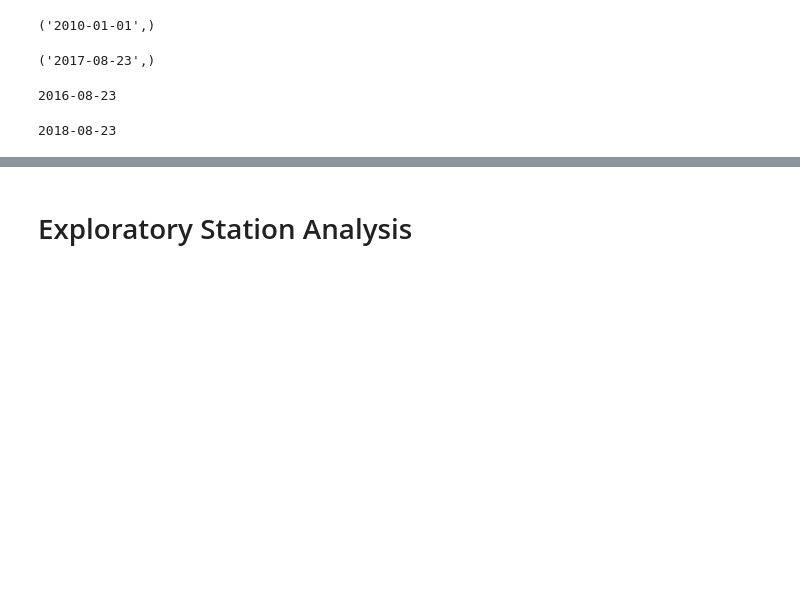
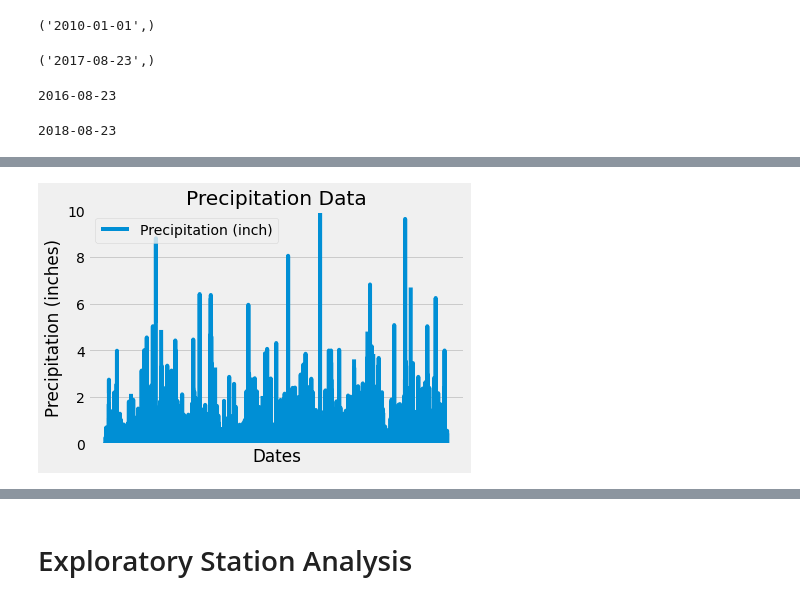
Before and after one commit to JenniferMReyna/sqlalchemy-challenge, a Jupyter notebook: climate.ipynb, the cells around one changed output, grey strips where cells are left out. Drawn from its saved outputs; the diff is of its cells as text; code cells hidden in the pictures; blank space fills up the shorter version.

```diff
--- a/climate.ipynb
+++ b/climate.ipynb
@@ -65,4 +90,11 @@ print(one_year_from_last_date)
 # %% [output]
 2018-08-23
 # %%
-# Perform a query to retrieve the data and precipitation scores
+# Perform a query to retrieve the data (date?) and precipitation scores
+#Unsure what this question is asking for********
+cols = [Measurement.date, Measurement.prcp]
+
+precip_scores = session.query(*cols).\
+    filter(Measurement.date).all()
+
+print(precip_scores)
@@ -69,2 +103,4 @@ print(one_year_from_last_date)
 # %%
 # Save the query results as a Pandas DataFrame and set the index to the date column
+precip_table = pd.DataFrame(precip_scores, columns = ['Date', 'Precipitation (inch)'])
+precip_table.head()
@@ -71,2 +114,4 @@ print(one_year_from_last_date)
 # %%
 # Sort the dataframe by date
+precip_table = precip_table.sort_values('Date')
+precip_table.head()
@@ -73 +125,12 @@ print(one_year_from_last_date)
+# %%
+# Use Pandas Plotting with Matplotlib to plot the data
+precip_plot = precip_table.plot('Date', 'Precipitation (inch)', title = 'Precipitation Data')
+precip_plot.set_xlabel("Dates")
+precip_plot.set_ylabel("Precipitation (inches)")
+plt.xticks([])
+plt.ylim(0, 10)
+plt.legend(loc = "upper left")
+plt.show()
+# %% [output]
+[figure, added]
 # %%
```
Also changed, not shown: parts of 8 cells of this notebook.
